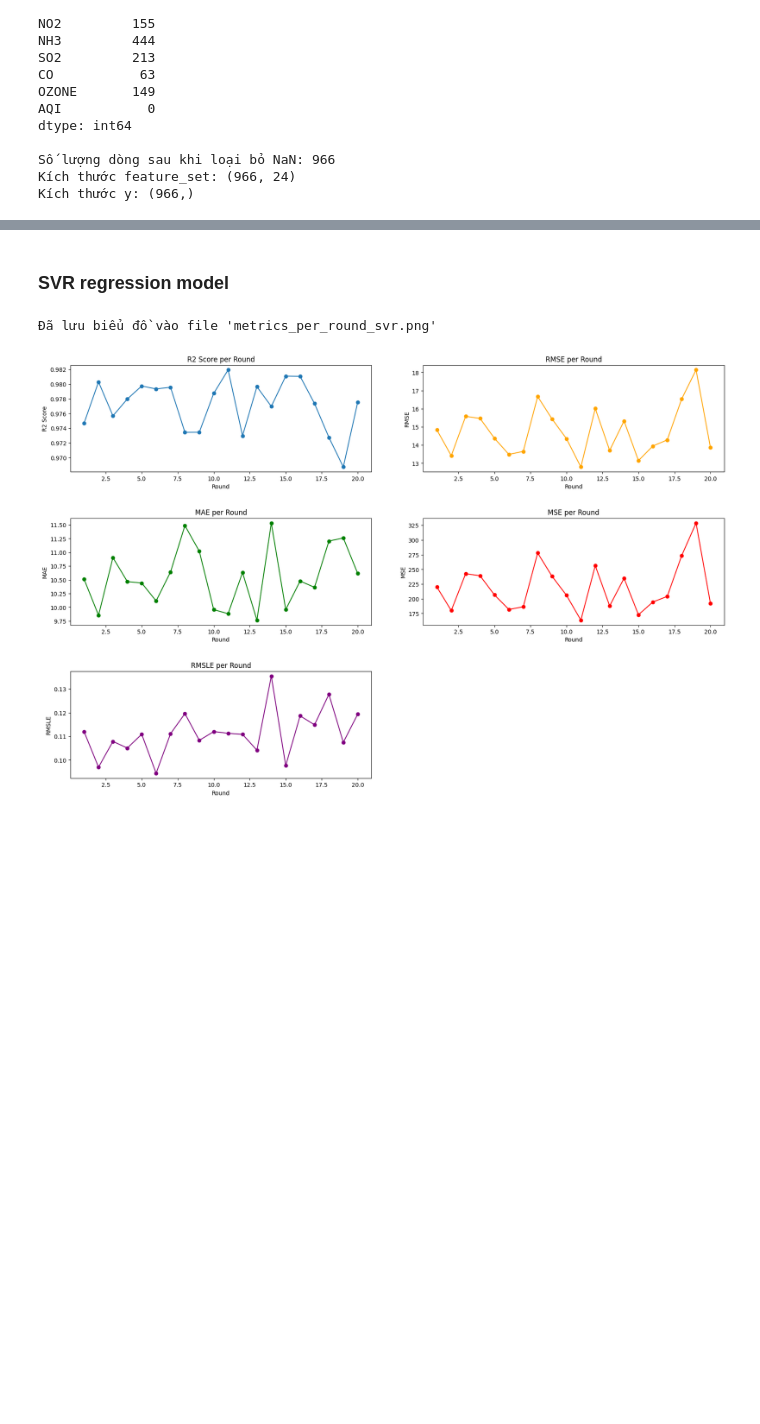
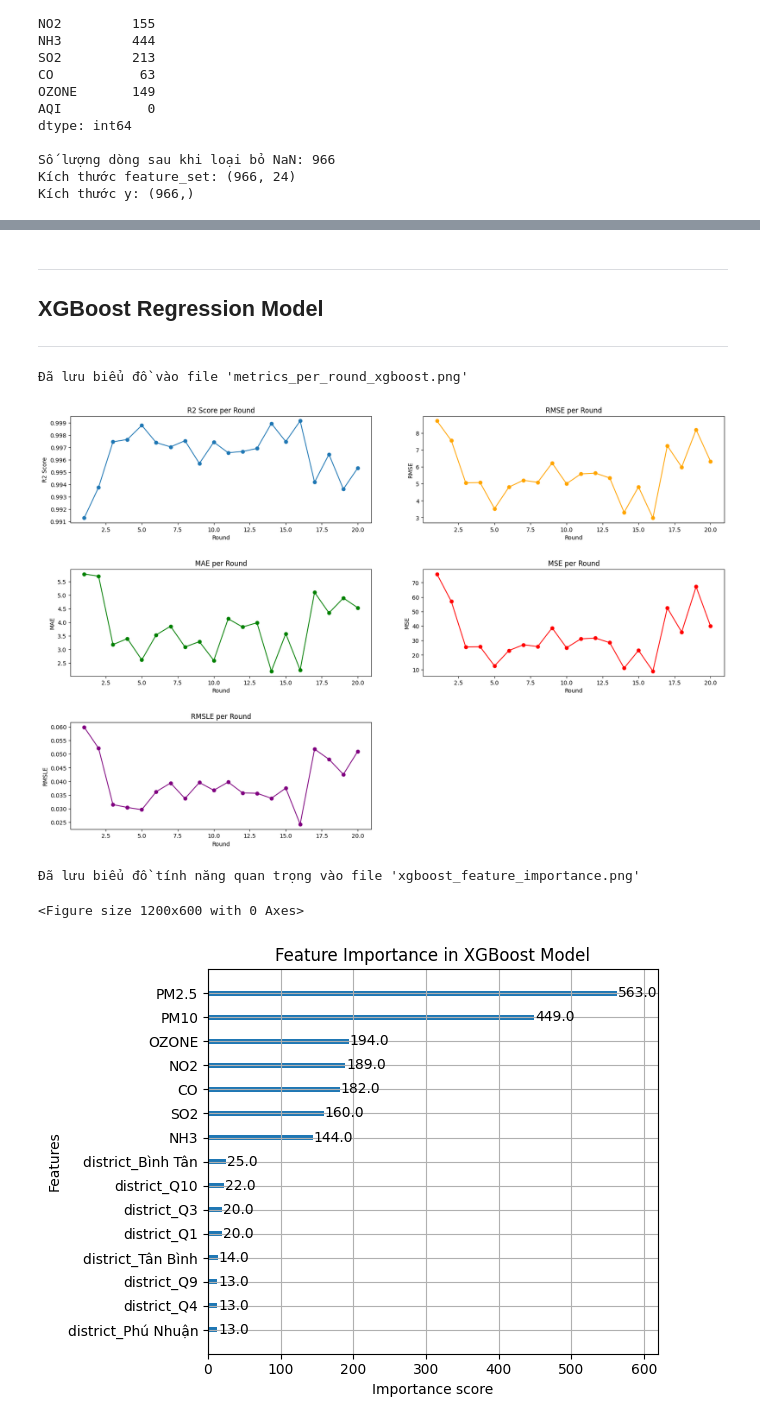
Before and after one commit to ngmhuy05/test, a Jupyter notebook: jup_notebook.ipynb, the cells around one changed output, grey strips where cells are left out. Cells and saved outputs as stored; diff of their text form; code cells hidden in the pictures; blank space fills up the shorter version.

```diff
--- a/jup_notebook.ipynb
+++ b/jup_notebook.ipynb
@@ -15,4 +18,4 @@ import matplotlib.pyplot as plt
 # %%
 # Đọc dữ liệu
-df = pd.read_csv("C:/Users/ADMIN/python/PPNC/Data/DATASET_state_weather_aqi_data_PPNC.csv")
+df = pd.read_csv(r"C:\Users\ASUS\Documents\PPNC---Comparing-Machine-Learning-Models-for-AQI-Prediction-in-HCMC\Data\DATASET_state_weather_aqi_data_PPNC.csv")
 # %% [markdown]
@@ -107,0 +97,19 @@ sửa
+# %%
+# Huấn luyện và đánh giá mô hình XGBoost
+print("\nHuấn luyện mô hình XGBoost...")
+
+# Khởi tạo và huấn luyện mô hình XGBoost
+xgb_reg = xgb.XGBRegressor(
+    objective='reg:squarederror',
+    n_estimators=100,
+    learning_rate=0.1,
+    max_depth=5,
+    subsample=0.8,
+    colsample_bytree=0.8,
+    random_state=0
+)
+xgb_reg.fit(X_train, y_train)
+
+# Dự đoán trên tập huấn luyện và kiểm tra
+xgb_train_predict = xgb_reg.predict(X_train)
+xgb_y_predict = xgb_reg.predict(X_test)
@@ -246,5 +256,7 @@ results_df.to_csv('results_metrics_svr.csv', index=False)
-# %% [markdown]
-### SVR regression model
+# %% [markdown]
+---
+## **XGBoost Regression Model**
+---
 # %%
 # Vẽ biểu đồ kết quả qua 20 vòng
 fig, axs = plt.subplots(3, 2, figsize=(18, 12))
@@ -259,34 +271,46 @@ axs[0, 0].set_ylabel('R2 Score')
 # RMSE
 axs[0, 1].plot(results_df['Round'], results_df['RMSE'], marker='o', color='orange')
 axs[0, 1].set_title('RMSE per Round')
 axs[0, 1].set_xlabel('Round')
 axs[0, 1].set_ylabel('RMSE')
 
 # MAE
 axs[1, 0].plot(results_df['Round'], results_df['MAE'], marker='o', color='green')
 axs[1, 0].set_title('MAE per Round')
 axs[1, 0].set_xlabel('Round')
 axs[1, 0].set_ylabel('MAE')
 
 # MSE
 axs[1, 1].plot(results_df['Round'], results_df['MSE'], marker='o', color='red')
 axs[1, 1].set_title('MSE per Round')
 axs[1, 1].set_xlabel('Round')
 axs[1, 1].set_ylabel('MSE')
 
 # RMSLE
 axs[2, 0].plot(results_df['Round'], results_df['RMSLE'], marker='o', color='purple')
 axs[2, 0].set_title('RMSLE per Round')
 axs[2, 0].set_xlabel('Round')
 axs[2, 0].set_ylabel('RMSLE')
 
 # Xóa ô trống dư thừa (vì 3x2 = 6, nhưng ta chỉ cần 5 biểu đồ)
 fig.delaxes(axs[2, 1])
 
 # Lưu ảnh
-plt.savefig('metrics_per_round_svr.png', dpi=300)
-print("Đã lưu biểu đồ vào file 'metrics_per_round_svr.png'")
+plt.savefig('metrics_per_round_xgboost.png', dpi=300)
+print("Đã lưu biểu đồ vào file 'metrics_per_round_xgboost.png'")
 plt.show()
+
+# Thêm phần so sánh tính năng quan trọng (Feature Importance)
+plt.figure(figsize=(12, 6))
+xgb.plot_importance(xgb_reg, max_num_features=15)
+plt.title('Feature Importance in XGBoost Model')
+plt.tight_layout()
+plt.savefig('xgboost_feature_importance.png', dpi=300)
+print("Đã lưu biểu đồ tính năng quan trọng vào file 'xgboost_feature_importance.png'")
+plt.show()
 # %% [output]
-Đã lưu biểu đồ vào file 'metrics_per_round_svr.png'
+Đã lưu biểu đồ vào file 'metrics_per_round_xgboost.png'
-[figure, old version]
+[figure, new version]
+Đã lưu biểu đồ tính năng quan trọng vào file 'xgboost_feature_importance.png'
+<Figure size 1200x600 with 0 Axes>
+[figure, added]
```
Also changed, not shown: parts of 21 cells of this notebook, 5 other files.
